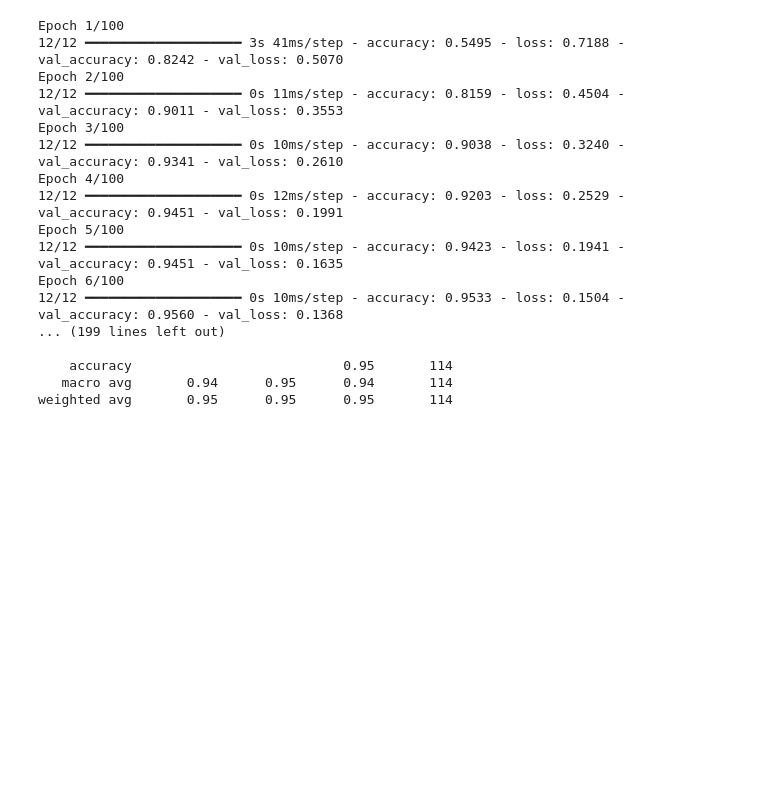
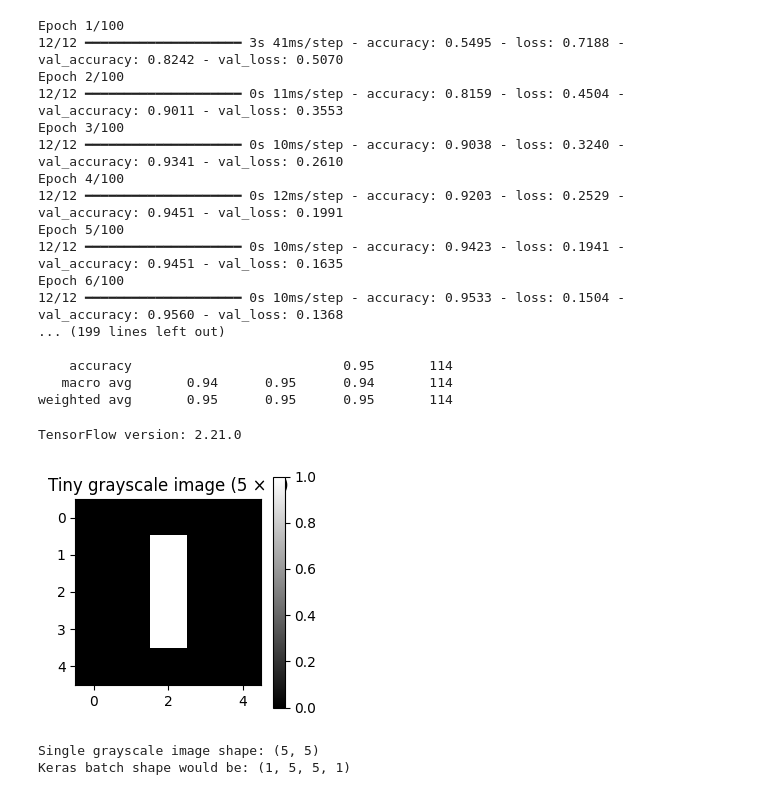
Before and after one commit to danial212k/NIAI_Netsol_Tasks, a Jupyter notebook: Muhammad_Danial_Batch_3/Class_Tasks_Solutions/All_Tasks.ipynb, the cells around one changed output. Saved outputs shown, nothing was run; the diff lists cells and outputs as text; code cells hidden in the pictures; blank space fills up the shorter version.

```diff
--- a/Muhammad_Danial_Batch_3/Class_Tasks_Solutions/All_Tasks.ipynb
+++ b/Muhammad_Danial_Batch_3/Class_Tasks_Solutions/All_Tasks.ipynb
@@ -5979,0 +5984,31 @@ weighted avg       0.95      0.95      0.95       114
+# %%
+import numpy as np
+import matplotlib.pyplot as plt
+import tensorflow as tf
+from tensorflow import keras
+from tensorflow.keras import layers
+
+print("TensorFlow version:", tf.__version__)
+
+# A tiny 5 x 5 grayscale image: a bright vertical line in the center
+image = np.array([
+    [0, 0, 0, 0, 0],
+    [0, 0, 1, 0, 0],
+    [0, 0, 1, 0, 0],
+    [0, 0, 1, 0, 0],
+    [0, 0, 0, 0, 0],
+], dtype=np.float32)
+
+plt.figure(figsize=(3, 3))
+plt.imshow(image, cmap="gray", vmin=0, vmax=1)
+plt.title("Tiny grayscale image (5 × 5)")
+plt.colorbar()
+plt.show()
+
+print("Single grayscale image shape:", image.shape)
+print("Keras batch shape would be:", (1, 5, 5, 1))
+# %% [output]
+TensorFlow version: 2.21.0
+[figure, added]
+Single grayscale image shape: (5, 5)
+Keras batch shape would be: (1, 5, 5, 1)
```
Also changed, not shown: parts of 35 cells of this notebook, 3 other files.
